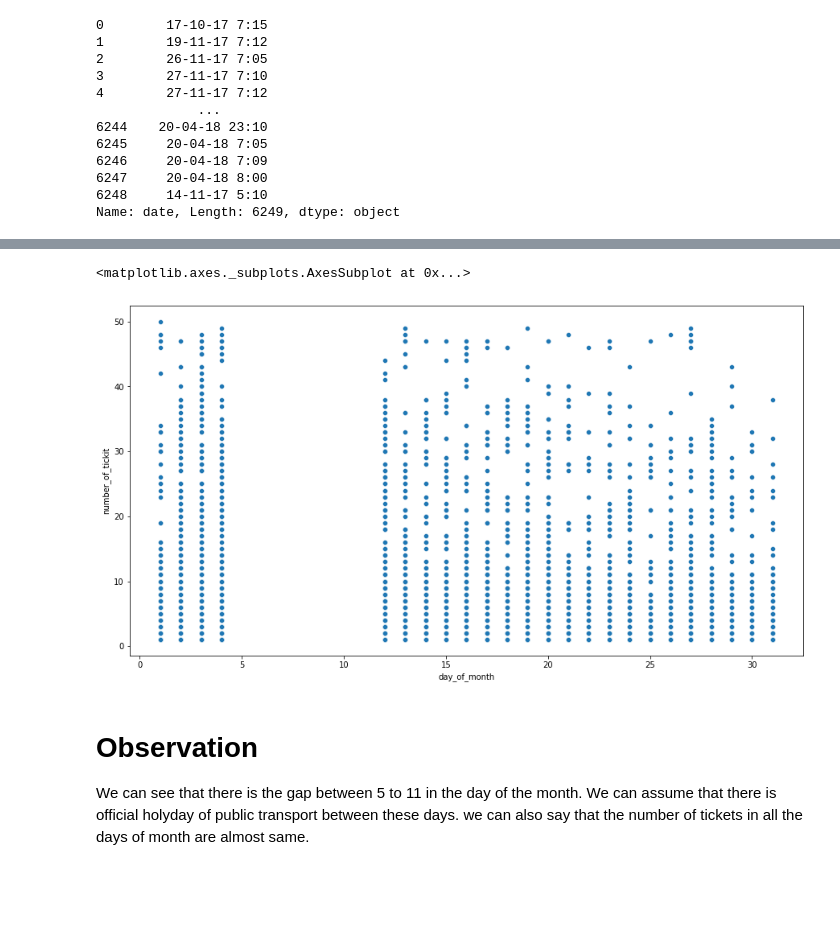
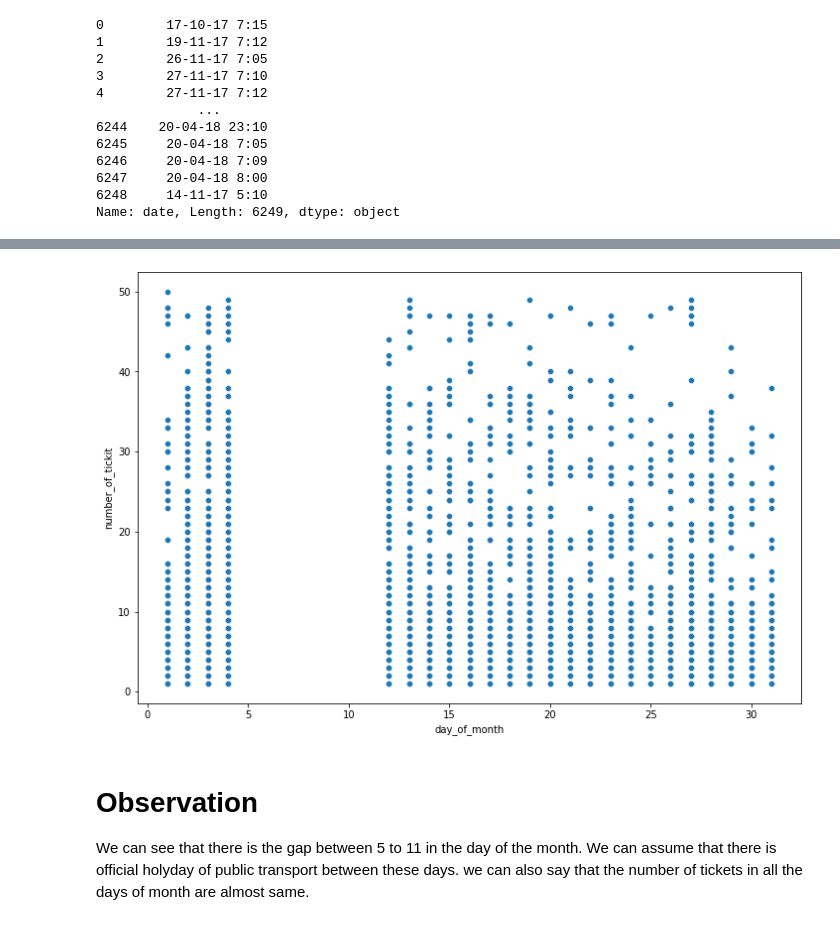
Before and after one commit to Shubhangani-Tiwari/Supervised-M.L-Project--Transport-Demand-Prediction, a Jupyter notebook: Demand_prdiction.ipynb, the cells around one changed output, grey strips where cells are left out. Cells and saved outputs as stored; diff of their text form; code cells hidden in the pictures; blank space fills up the shorter version.

```diff
--- a/Demand_prdiction.ipynb
+++ b/Demand_prdiction.ipynb
@@ -68 +193,4 @@ dtype: int64
+# %%
+#change datatype of ride_id and max_capacity from int to object because it is also a nominal categorial data and we want their categorical description.
+df[["ride_id","max_capacity"]]=df[["ride_id","max_capacity"]].astype(str)
 # %%
@@ -148,3 +332,4 @@ ride_id
 Name: seat_number, Length: 6249, dtype: int64
 # %%
-totl_tickit=df.groupby(['ride_id']).seat_number.count().rename("number_of_tickit").reset_index()
+totl_tickit=df.groupby(['ride_id']).seat_number.count().sort_values(ascending=False).rename("number_of_tickit").reset_index()
+totl_tickit.head()
@@ -188,3 +369,8 @@ df.drop(['seat_number','payment_receipt','payment_method','travel_to'],axis=1)
+# %%
+#remove ineffectual and constant columns
+df.drop(['seat_number','payment_receipt','payment_method','travel_to'],axis=1,inplace= True)
+
+#travel_to is a constant feature since it takes only one value i.e Nairobi
 # %%
 import warnings
 warnings.filterwarnings('ignore')
@@ -283,10 +596,10 @@ df_new.shape
 # %%
 #scatter plot to understand day of month relation with number of tickets.
-plt.rcParams['figure.figsize']= (15,8)
+plt.figure(figsize=(12,8))
 sns.scatterplot(x=df_new['day_of_month'],y= df_new['number_of_tickit'])
+plt.show()
 # %% [output]
-<matplotlib.axes._subplots.AxesSubplot at 0x...>
-[figure, old version]
+[figure, new version]
 # %% [markdown]
 # **Observation**
 
```
Also changed, not shown: parts of 243 cells of this notebook.
